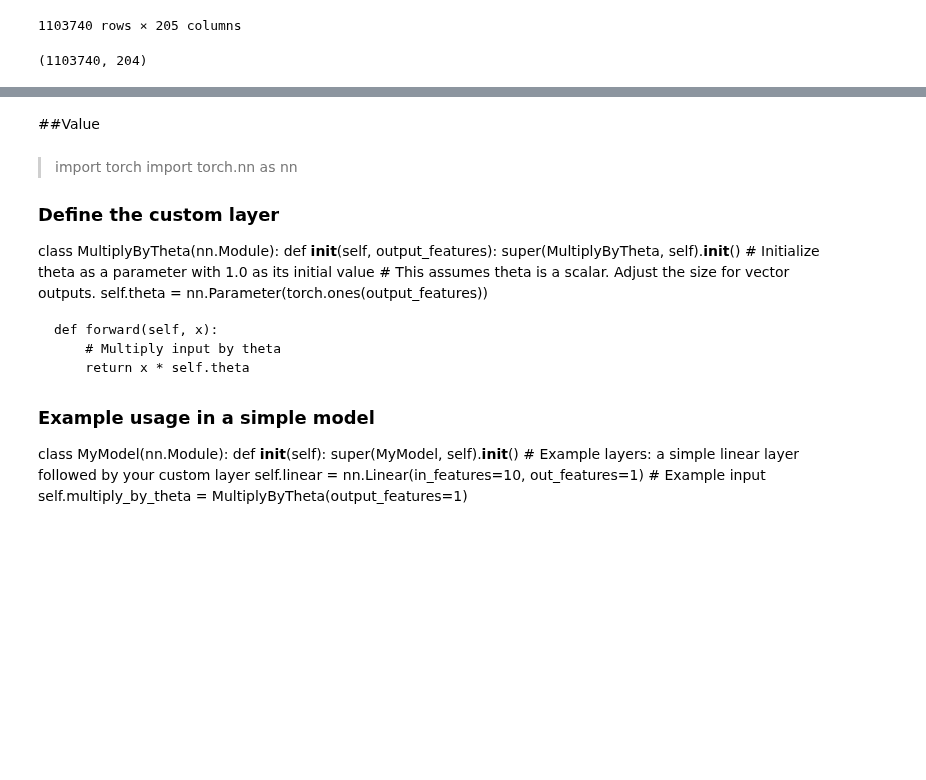
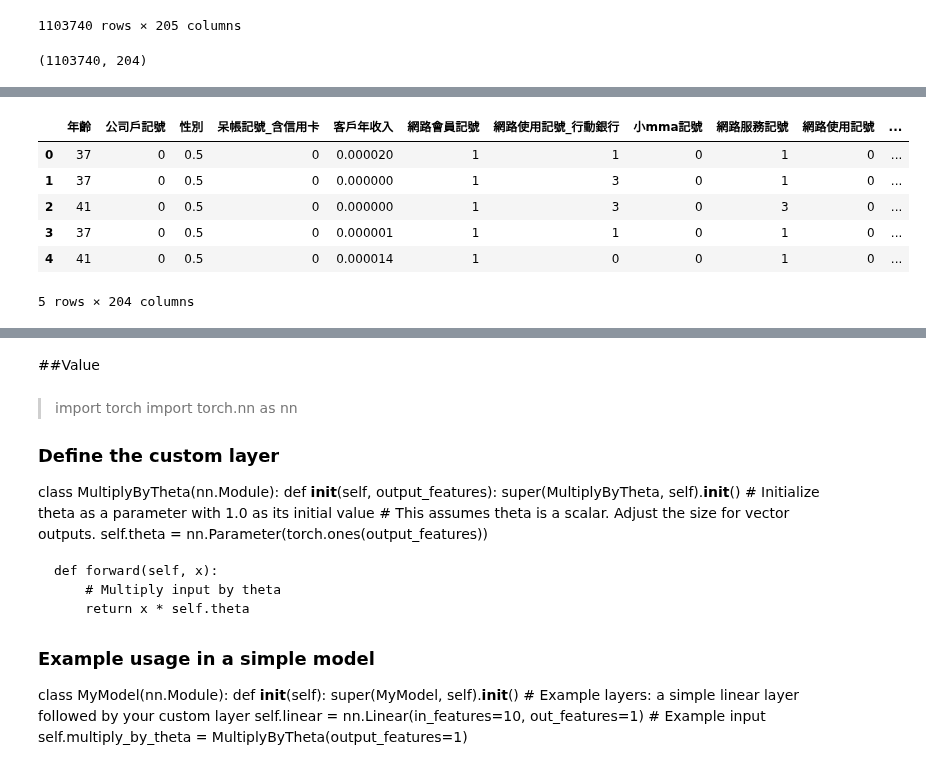
Before and after one commit to sssylvia0/Uplift_Model, a Jupyter notebook: NN.ipynb, the cells around one changed output, grey strips where cells are left out. Drawn from its saved outputs; the diff is of its cells as text; code cells hidden in the pictures; blank space fills up the shorter version.

```diff
--- a/NN.ipynb
+++ b/NN.ipynb
@@ -413,4 +448,17 @@ CustomNet(
 )
+# %%
+#T1 = pi01
+#Treatment = 1
+df.iloc[:, 149] = 0
+df.head()
+# %% [output]
+|  | 年齡 | 公司戶記號 | 性別 | 呆帳記號_含信用卡 | 客戶年收入 | 網路會員記號 | 網路使用記號_行動銀行 | 小mma記號 | 網路服務記號 | 網路使用記號 | ... |
+| 0 | 37 | 0 | 0.5 | 0 | 0.000020 | 1 | 1 | 0 | 1 | 0 | ... |
+| 1 | 37 | 0 | 0.5 | 0 | 0.000000 | 1 | 3 | 0 | 1 | 0 | ... |
+| 2 | 41 | 0 | 0.5 | 0 | 0.000000 | 1 | 3 | 0 | 3 | 0 | ... |
+| 3 | 37 | 0 | 0.5 | 0 | 0.000001 | 1 | 1 | 0 | 1 | 0 | ... |
+| 4 | 41 | 0 | 0.5 | 0 | 0.000014 | 1 | 0 | 0 | 1 | 0 | ... |
+5 rows × 204 columns
 # %%
 #202402
 
```
Also changed, not shown: parts of 15 cells of this notebook.
